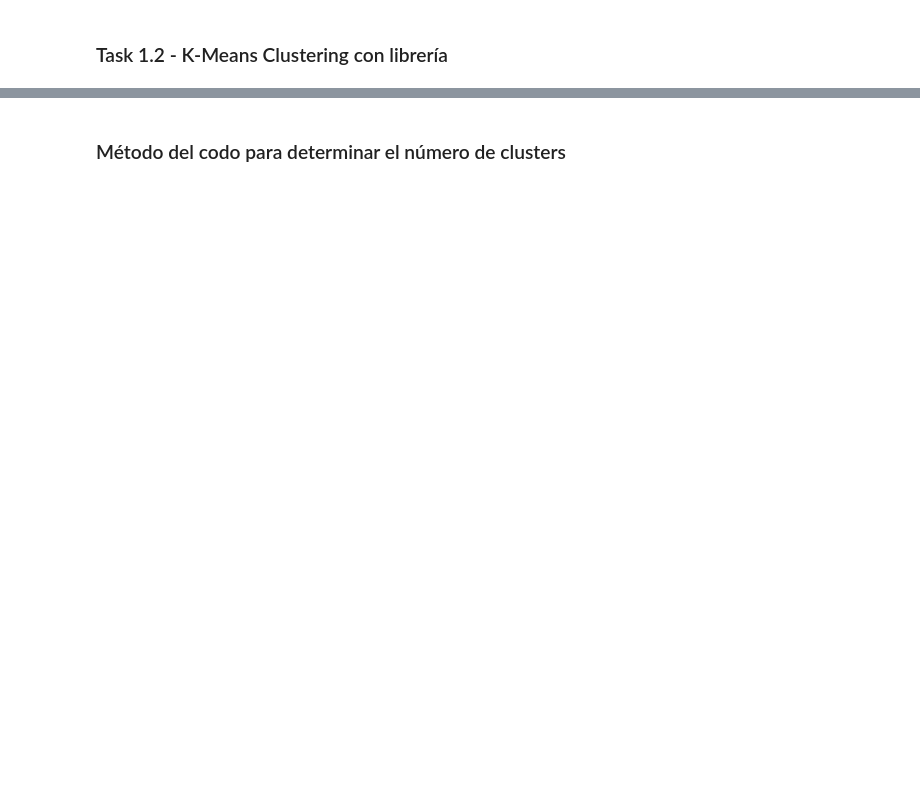
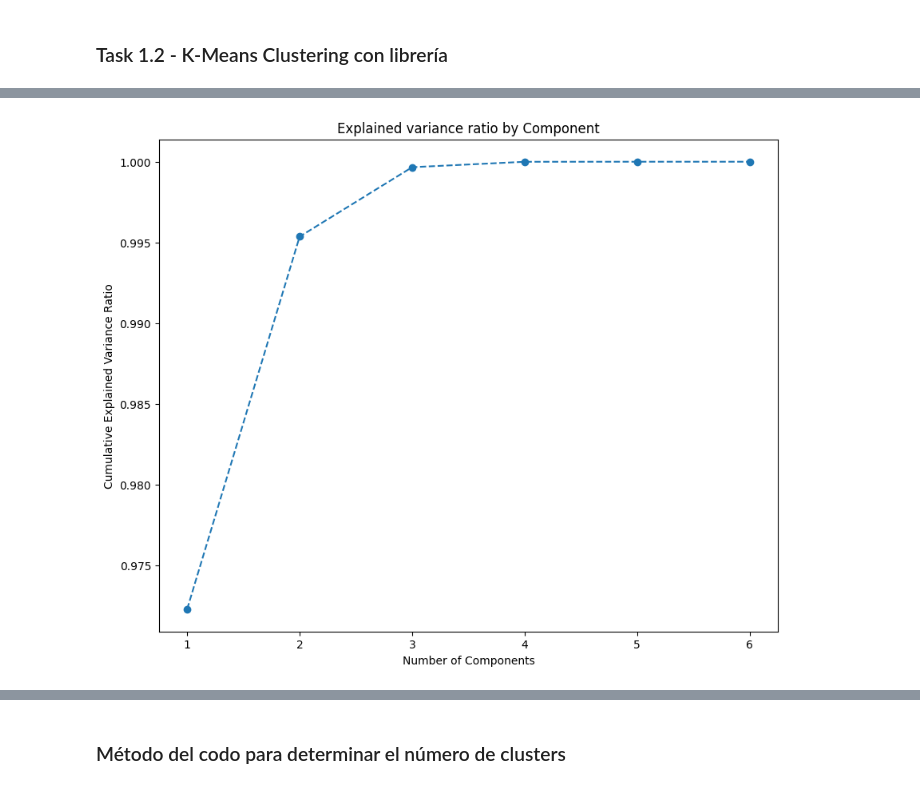
Before and after one commit to unclepete-20/lab7-k-means, a Jupyter notebook: src/k_means.ipynb, the cells around one changed output, grey strips where cells are left out. Drawn from its saved outputs; the diff is of its cells as text; code cells hidden in the pictures; blank space fills up the shorter version.

```diff
--- a/src/k_means.ipynb
+++ b/src/k_means.ipynb
@@ -227,13 +237,14 @@ plt.show()
 # Step 4 - Recompute centroids of newly formed clusters
 # Step 5 - Repeat step 3 and 4
 
+inertia = 0
 diff = 1
 j = 0
 
 while (diff != 0):
     XD = X
     i = 1
-    for index1,row_c in Centroids.iterrows():
+    for index1, row_c in Centroids.iterrows():
         ED = []
         for index2, row_d in XD.iterrows():
             d1 = (row_c["CustAccountBalance"] - row_d["CustAccountBalance"]) ** 2
@@ -252,6 +263,7 @@ while (diff != 0):
                 min_dist = row[i + 1]
                 pos = i + 1
         C.append(pos)
+        inertia += min_dist ** 2  # Add squared distance to inertia
     X["Cluster"] = C
     Centroids_new = X.groupby(["Cluster"]).mean()[["TransactionAmount (INR)", "CustAccountBalance"]]
     if (j == 0):
@@ -260,5 +272,5 @@ while (diff != 0):
     else:
         diff = (Centroids_new["TransactionAmount (INR)"] - Centroids["TransactionAmount (INR)"]).sum() + (Centroids_new["CustAccountBalance"] - Centroids["CustAccountBalance"]).sum()
         print(diff.sum())
-    Centroids = X.groupby(["Cluster"]).mean()[["TransactionAmount (INR)","CustAccountBalance"]]
+    Centroids = X.groupby(["Cluster"]).mean()[["TransactionAmount (INR)", "CustAccountBalance"]]
 # %% [output]
@@ -300,6 +338,8 @@ plt.show()
 from sklearn.cluster import KMeans
 from sklearn.decomposition import PCA
 
+data.info()
+data.columns = data.columns.astype(str)
 pca = PCA()
 pca.fit(data)
 pca.explained_variance_ratio_
@@ -306,10 +362,12 @@ pca.explained_variance_ratio_
 # %%
 plt.figure(figsize = (10, 8))
-plt.plot(range(1, 6), pca.explained_variance_ratio_.cumsum(), marker = "o", linestyle = "--")
+plt.plot(range(1, 7), pca.explained_variance_ratio_.cumsum(), marker = "o", linestyle = "--")
 plt.title("Explained variance ratio by Component")
 plt.xlabel("Number of Components")
 plt.ylabel("Cumulative Explained Variance Ratio")
 plt.show()
+# %% [output]
+[figure, added]
 # %%
 pca = PCA(n_components=2)
 pca.fit(data)
```
Also changed, not shown: parts of 16 cells of this notebook.
